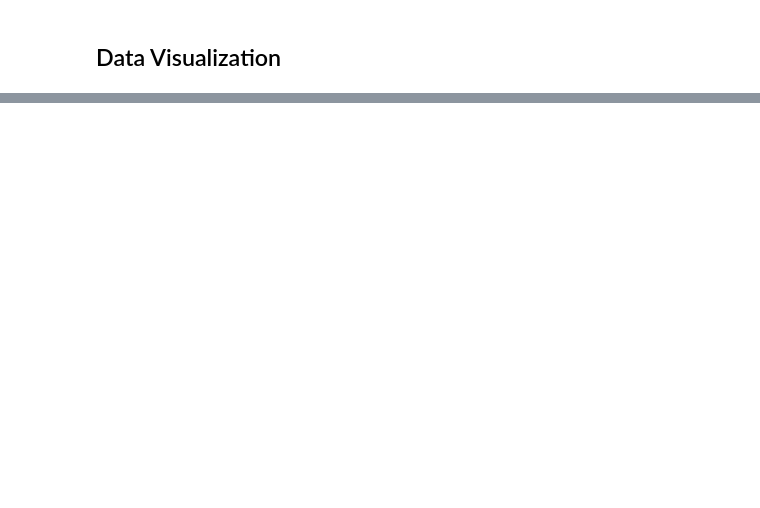
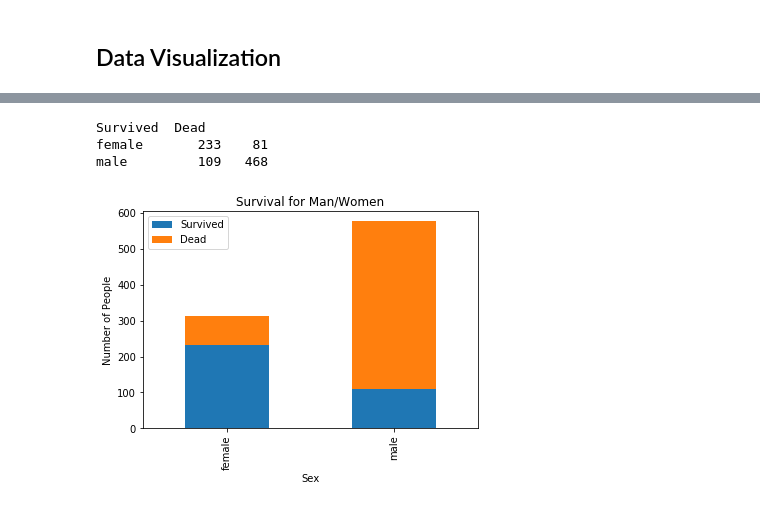
Before and after one commit to 610yilingliu/kaggle-datasets, a Jupyter notebook: Titanic/titanic.ipynb, the cells around one changed output, grey strips where cells are left out. Cells and saved outputs as stored; diff of their text form; code cells hidden in the pictures; blank space fills up the shorter version.

```diff
--- a/Titanic/titanic.ipynb
+++ b/Titanic/titanic.ipynb
@@ -117,0 +139,15 @@ NameError: name 'plt' is not defined
+# %%
+sex_live = alldata.Sex[alldata.Survived == 1].value_counts()
+sex_dead = alldata.Sex[alldata.Survived == 0].value_counts()
+sex_survive = pd.DataFrame({'Survived':sex_live, 'Dead':sex_dead})
+print(sex_survive)
+sex_survive.plot.bar(stacked = True)
+plt.title('Survival for Man/Women')
+plt.xlabel('Sex')
+plt.ylabel('Number of People')
+plt.show()
+# %% [output]
+Survived  Dead
+female       233    81
+male         109   468
+[figure, added]
```
Also changed, not shown: parts of 21 cells of this notebook, 2 other files.
